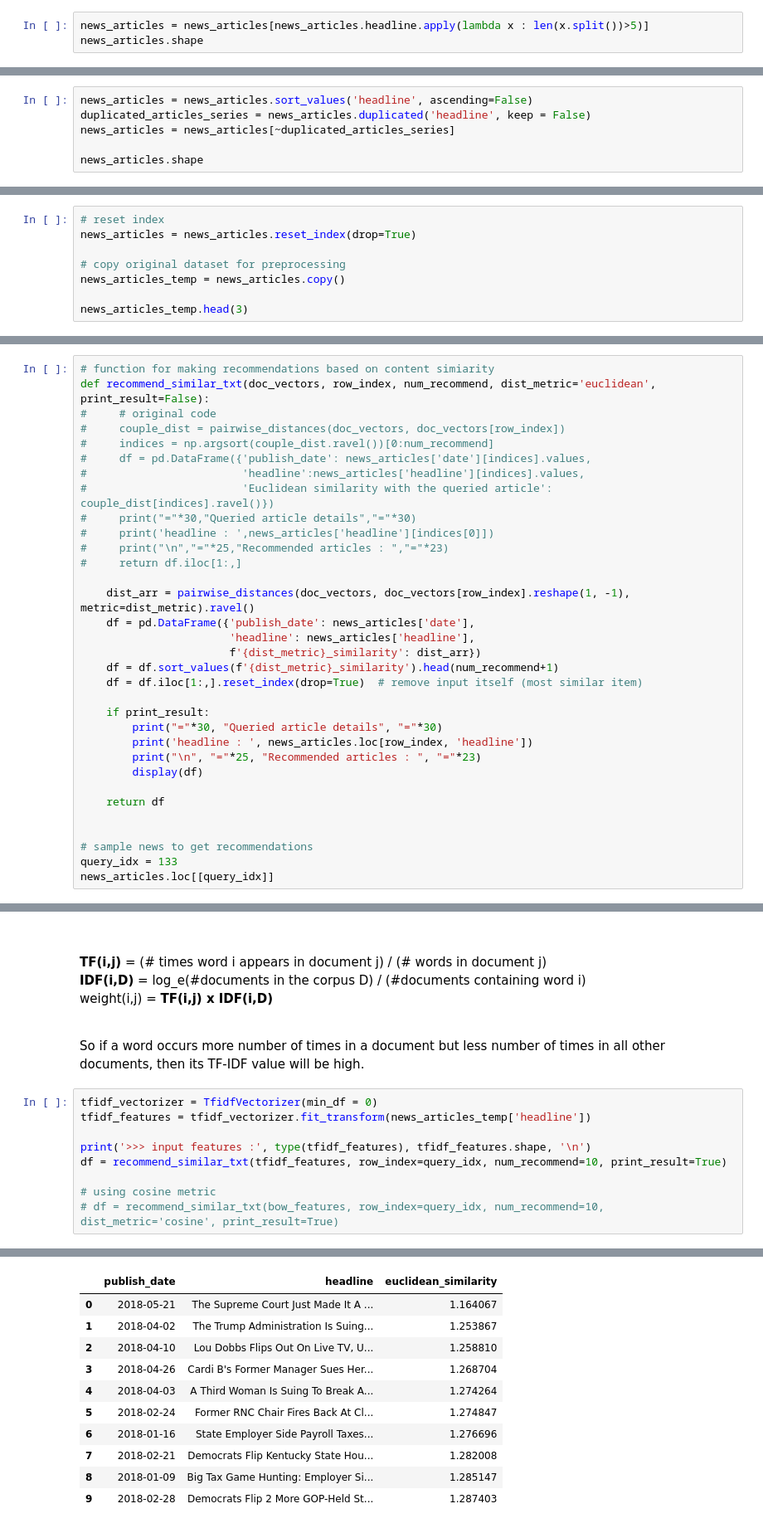
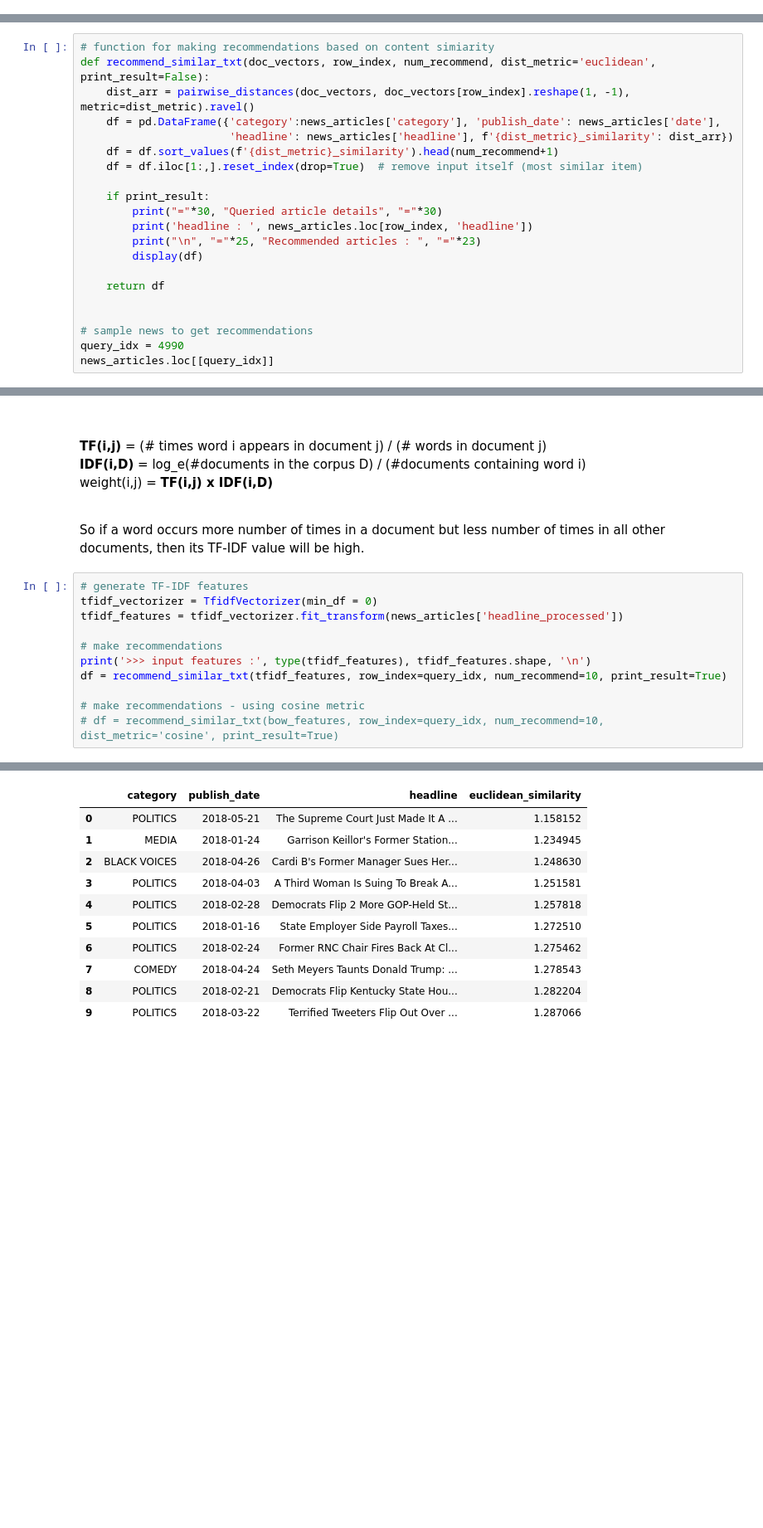
Before and after one commit to sam351/TIL2021, a Jupyter notebook: kaggle_news-recommend/News-Category-Dataset_01_recommend.ipynb, the cells around one changed output, grey strips where cells are left out. Shown at 83% size. Cells and saved outputs as stored; diff of their text form; blank space fills up the shorter version.

```diff
--- a/kaggle_news-recommend/News-Category-Dataset_01_recommend.ipynb
+++ b/kaggle_news-recommend/News-Category-Dataset_01_recommend.ipynb
@@ -105,3 +81,0 @@ news_articles.shape
-# %%
-news_articles = news_articles[news_articles.headline.apply(lambda x : len(x.split())>5)]
-news_articles.shape
@@ -112,6 +81,0 @@ news_articles.shape
-# %%
-news_articles = news_articles.sort_values('headline', ascending=False)
-duplicated_articles_series = news_articles.duplicated('headline', keep = False)
-news_articles = news_articles[~duplicated_articles_series]
-
-news_articles.shape
@@ -136,11 +115,3 @@ dtype: int64
 - After text preprocessing, the original headlines will be modified. <br>
   However, It doesn't make sense to recommend articles by displaying modified headlines. <br>
   Therefore, let's copy the dataset into some other dataset and perform text preprocessing on the later.
-# %%
-# reset index
-news_articles = news_articles.reset_index(drop=True)
-
-# copy original dataset for preprocessing
-news_articles_temp = news_articles.copy()
-
-news_articles_temp.head(3)
@@ -212,21 +167,9 @@ Let's try various feature representation of headline
 # %%
 # function for making recommendations based on content simiarity
 def recommend_similar_txt(doc_vectors, row_index, num_recommend, dist_metric='euclidean', print_result=False):
-#     # original code
-#     couple_dist = pairwise_distances(doc_vectors, doc_vectors[row_index])
-#     indices = np.argsort(couple_dist.ravel())[0:num_recommend]
-#     df = pd.DataFrame({'publish_date': news_articles['date'][indices].values,
-#                        'headline':news_articles['headline'][indices].values,
-#                        'Euclidean similarity with the queried article': couple_dist[indices].ravel()})
-#     print("="*30,"Queried article details","="*30)
-#     print('headline : ',news_articles['headline'][indices[0]])
-#     print("\n","="*25,"Recommended articles : ","="*23)
-#     return df.iloc[1:,]
-
     dist_arr = pairwise_distances(doc_vectors, doc_vectors[row_index].reshape(1, -1), metric=dist_metric).ravel()
-    df = pd.DataFrame({'publish_date': news_articles['date'],
-                       'headline': news_articles['headline'],
-                       f'{dist_metric}_similarity': dist_arr})
+    df = pd.DataFrame({'category':news_articles['category'], 'publish_date': news_articles['date'],
+                       'headline': news_articles['headline'], f'{dist_metric}_similarity': dist_arr})
     df = df.sort_values(f'{dist_metric}_similarity').head(num_recommend+1)
     df = df.iloc[1:,].reset_index(drop=True)  # remove input itself (most similar item)
 
@@ -240,6 +183,6 @@ def recommend_similar_txt(doc_vectors, row_index, num_recommend, dist_metric='eu
 
 
 # sample news to get recommendations
-query_idx = 133
+query_idx = 4990
 news_articles.loc[[query_idx]]
 # %% [output]
@@ -286,12 +231,14 @@ weight(i,j) = **TF(i,j) x IDF(i,D)** <br><br>
 
 So if a word occurs more number of times in a document but less number of times in all other documents, then its TF-IDF value will be high.<br>
 # %%
+# generate TF-IDF features
 tfidf_vectorizer = TfidfVectorizer(min_df = 0)
-tfidf_features = tfidf_vectorizer.fit_transform(news_articles_temp['headline'])
+tfidf_features = tfidf_vectorizer.fit_transform(news_articles['headline_processed'])
 
+# make recommendations
 print('>>> input features :', type(tfidf_features), tfidf_features.shape, '\n')
 df = recommend_similar_txt(tfidf_features, row_index=query_idx, num_recommend=10, print_result=True)
 
-# using cosine metric
+# make recommendations - using cosine metric
 # df = recommend_similar_txt(bow_features, row_index=query_idx, num_recommend=10, dist_metric='cosine', print_result=True)
 # %% [output]
@@ -299,19 +246,19 @@ df = recommend_similar_txt(tfidf_features, row_index=query_idx, num_recommend=10
 
 ============================== Queried article details ==============================
 headline :  Woman Fired After Flipping Off Trump's Motorcade Sues Former Employer
 
  ========================= Recommended articles :  =======================
-|  | publish_date | headline | euclidean_similarity |
-| 0 | 2018-05-21 | The Supreme Court Just Made It A ... | 1.164067 |
-| 1 | 2018-04-02 | The Trump Administration Is Suing... | 1.253867 |
-| 2 | 2018-04-10 | Lou Dobbs Flips Out On Live TV, U... | 1.258810 |
-| 3 | 2018-04-26 | Cardi B's Former Manager Sues Her... | 1.268704 |
-| 4 | 2018-04-03 | A Third Woman Is Suing To Break A... | 1.274264 |
-| 5 | 2018-02-24 | Former RNC Chair Fires Back At Cl... | 1.274847 |
-| 6 | 2018-01-16 | State Employer Side Payroll Taxes... | 1.276696 |
-| 7 | 2018-02-21 | Democrats Flip Kentucky State Hou... | 1.282008 |
-| 8 | 2018-01-09 | Big Tax Game Hunting: Employer Si... | 1.285147 |
-| 9 | 2018-02-28 | Democrats Flip 2 More GOP-Held St... | 1.287403 |
+|  | category | publish_date | headline | euclidean_similarity |
+| 0 | POLITICS | 2018-05-21 | The Supreme Court Just Made It A ... | 1.158152 |
+| 1 | MEDIA | 2018-01-24 | Garrison Keillor's Former Station... | 1.234945 |
+| 2 | BLACK VOICES | 2018-04-26 | Cardi B's Former Manager Sues Her... | 1.248630 |
+| 3 | POLITICS | 2018-04-03 | A Third Woman Is Suing To Break A... | 1.251581 |
+| 4 | POLITICS | 2018-02-28 | Democrats Flip 2 More GOP-Held St... | 1.257818 |
+| 5 | POLITICS | 2018-01-16 | State Employer Side Payroll Taxes... | 1.272510 |
+| 6 | POLITICS | 2018-02-24 | Former RNC Chair Fires Back At Cl... | 1.275462 |
+| 7 | COMEDY | 2018-04-24 | Seth Meyers Taunts Donald Trump: ... | 1.278543 |
+| 8 | POLITICS | 2018-02-21 | Democrats Flip Kentucky State Hou... | 1.282204 |
+| 9 | POLITICS | 2018-03-22 | Terrified Tweeters Flip Out Over ... | 1.287066 |
 # %% [markdown]
 ## 5.c Using Word2Vec embedding
 **Word2Vec** is one of the techniques for semantic similarity which was invented by Google in 2013. <br>
```
Also changed, not shown: parts of 26 cells of this notebook.
